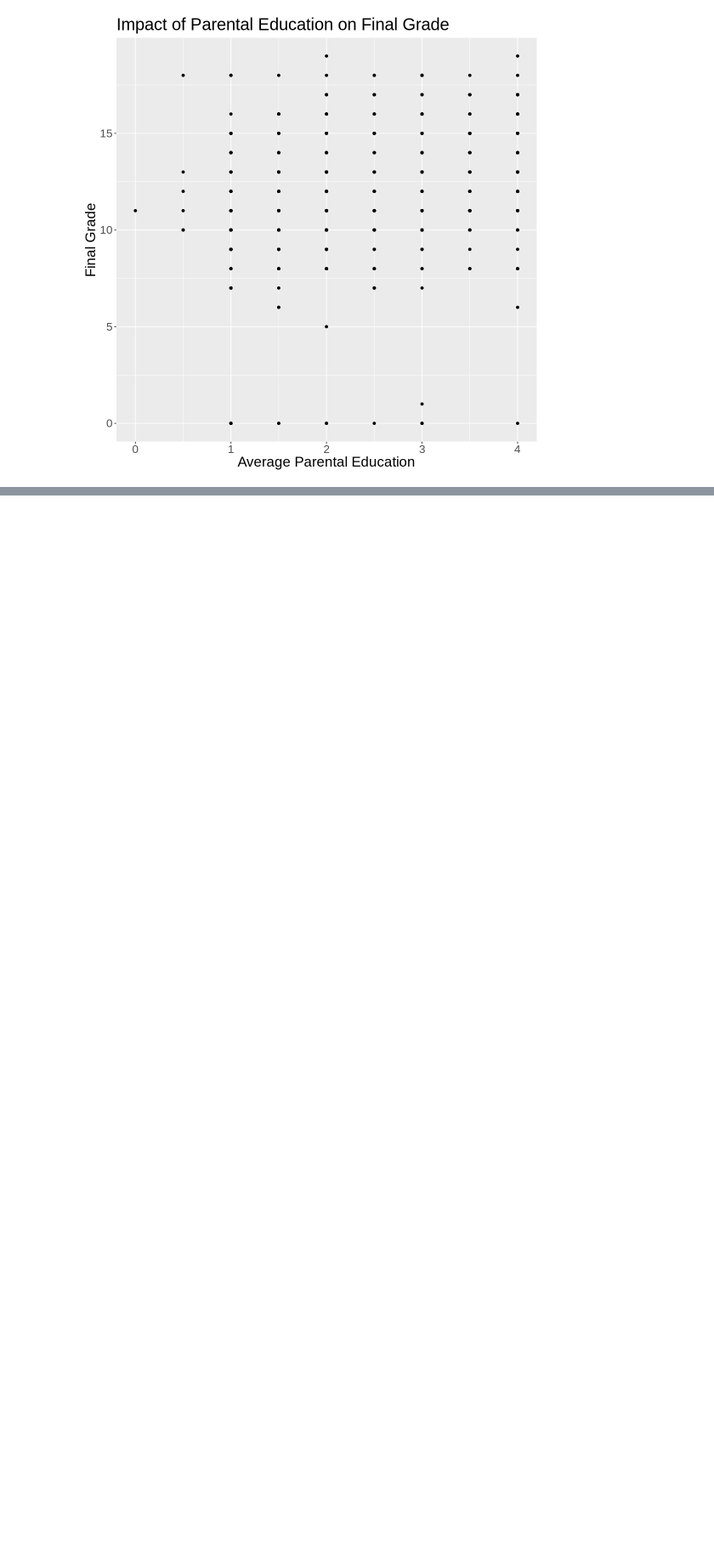
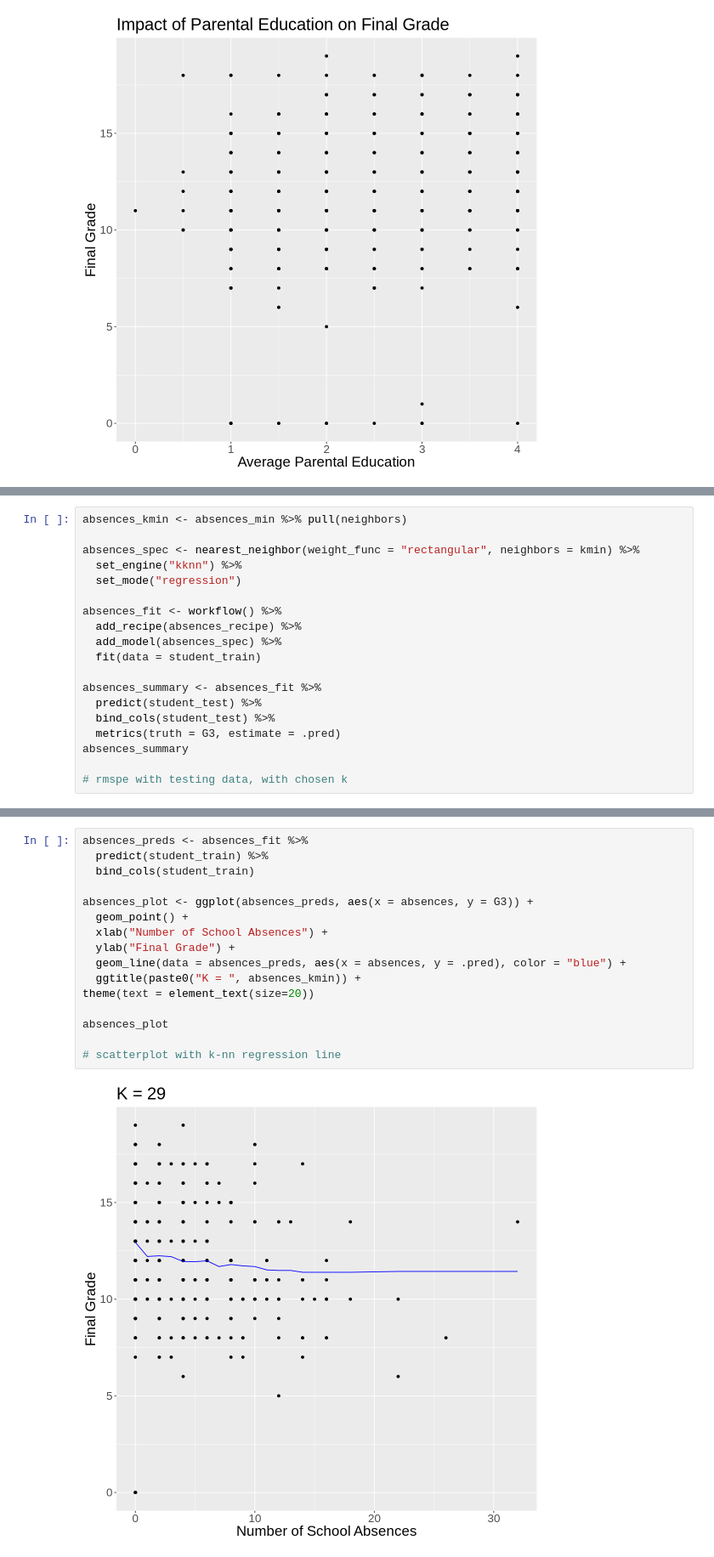
Before and after one commit to jsonthany/dsci_100_project, a Jupyter notebook: project_report.ipynb, the cells around one changed output, grey strips where cells are left out. Shown: that part at 85% size. Saved outputs shown, nothing was run; the diff lists cells and outputs as text; blank space fills up the shorter version.

```diff
--- a/project_report.ipynb
+++ b/project_report.ipynb
@@ -140,0 +166,19 @@ studytime_plot
+# %%
+absences_kmin <- absences_min %>% pull(neighbors)
+
+absences_spec <- nearest_neighbor(weight_func = "rectangular", neighbors = kmin) %>%
+  set_engine("kknn") %>%
+  set_mode("regression")
+
+absences_fit <- workflow() %>%
+  add_recipe(absences_recipe) %>%
+  add_model(absences_spec) %>%
+  fit(data = student_train)
+
+absences_summary <- absences_fit %>%
+  predict(student_test) %>%
+  bind_cols(student_test) %>%
+  metrics(truth = G3, estimate = .pred)
+absences_summary
+
+# rmspe with testing data, with chosen k
@@ -140,0 +192,18 @@ studytime_plot
+# %%
+absences_preds <- absences_fit %>%
+  predict(student_train) %>%
+  bind_cols(student_train)
+
+absences_plot <- ggplot(absences_preds, aes(x = absences, y = G3)) +
+  geom_point() +
+  xlab("Number of School Absences") +
+  ylab("Final Grade") +
+  geom_line(data = absences_preds, aes(x = absences, y = .pred), color = "blue") +
+  ggtitle(paste0("K = ", absences_kmin)) +
+theme(text = element_text(size=20))
+
+absences_plot
+
+# scatterplot with k-nn regression line
+# %% [output]
+[figure, added]
```
Also changed, not shown: parts of 11 cells of this notebook.
